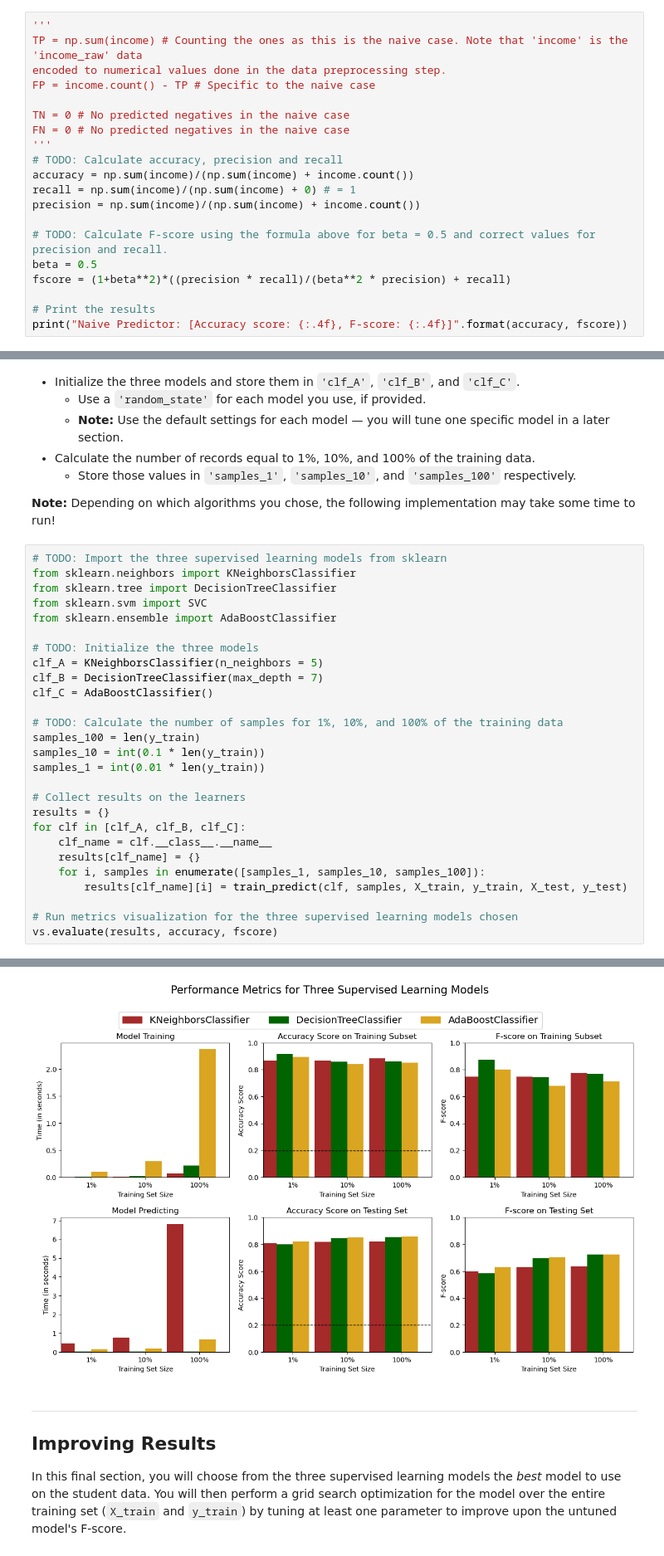
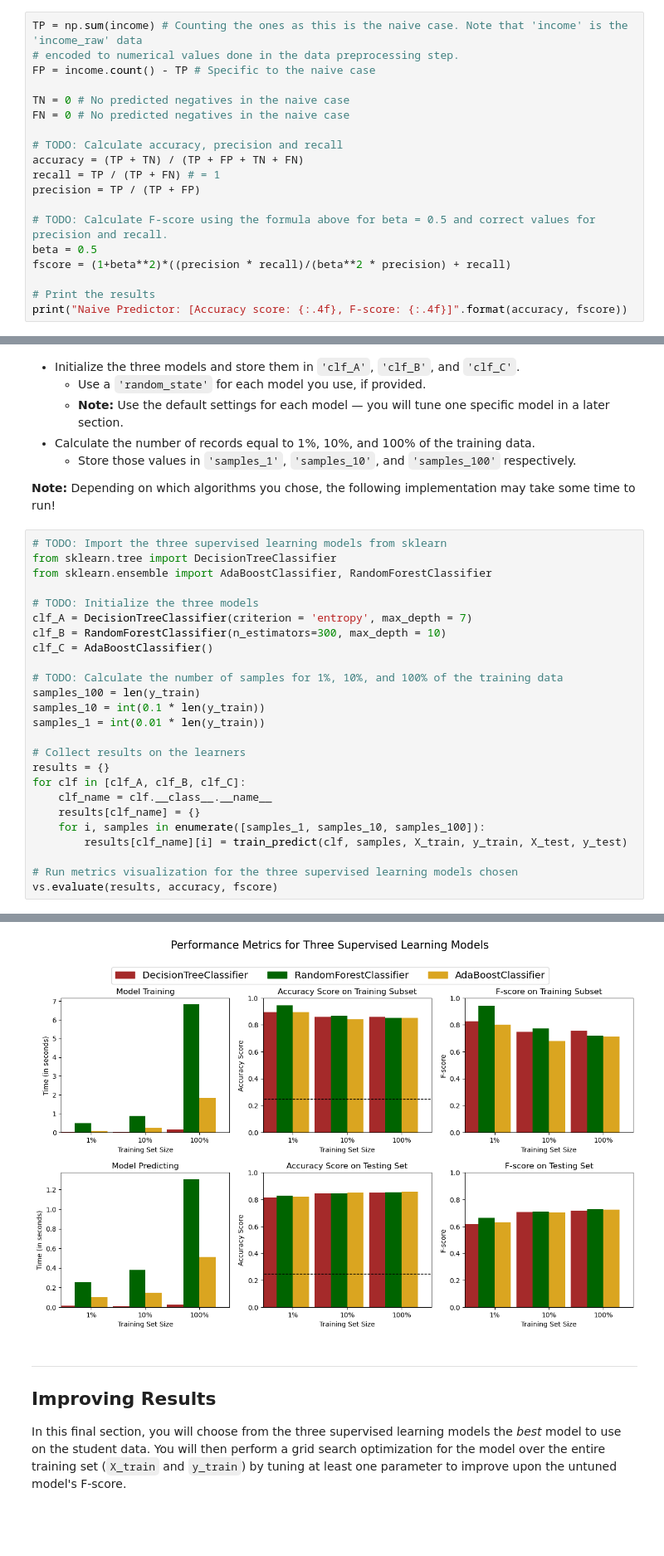
Before and after one commit to Diodak92/Intro-to-Machine-Learning-with-Pytorch, a Jupyter notebook: finding_donors/finding_donors.ipynb, the cells around one changed output, grey strips where cells are left out. Shown: that part at 83% size. Cells and saved outputs as stored; diff of their text form; blank space fills up the shorter version.

```diff
--- a/finding_donors/finding_donors.ipynb
+++ b/finding_donors/finding_donors.ipynb
@@ -261,18 +259,17 @@ For classification problems that are skewed in their classification distribution
 * When we have a model that always predicts '1' (i.e. the individual makes more than 50k) then our model will have no True Negatives(TN) or False Negatives(FN) as we are not making any negative('0' value) predictions. Therefore our Accuracy in this case becomes the same as our Precision(True Positives/(True Positives + False Positives)) as every prediction that we have made with value '1' that should have '0' becomes a False Positive; therefore our denominator in this case is the total number of records we have in total.
 * Our Recall score(True Positives/(True Positives + False Negatives)) in this setting becomes 1 as we have no False Negatives.
 # %%
-'''
 TP = np.sum(income) # Counting the ones as this is the naive case. Note that 'income' is the 'income_raw' data
-encoded to numerical values done in the data preprocessing step.
+# encoded to numerical values done in the data preprocessing step.
 FP = income.count() - TP # Specific to the naive case
 
 TN = 0 # No predicted negatives in the naive case
 FN = 0 # No predicted negatives in the naive case
-'''
+
 # TODO: Calculate accuracy, precision and recall
-accuracy = np.sum(income)/(np.sum(income) + income.count())
-recall = np.sum(income)/(np.sum(income) + 0) # = 1
-precision = np.sum(income)/(np.sum(income) + income.count())
+accuracy = (TP + TN) / (TP + FP + TN + FN)
+recall = TP / (TP + FN) # = 1
+precision = TP / (TP + FP)
 
 # TODO: Calculate F-score using the formula above for beta = 0.5 and correct values for precision and recall.
 beta = 0.5
@@ -382,14 +386,12 @@ In the code cell, you will need to implement the following:
 **Note:** Depending on which algorithms you chose, the following implementation may take some time to run!
 # %%
 # TODO: Import the three supervised learning models from sklearn
-from sklearn.neighbors import KNeighborsClassifier
 from sklearn.tree import DecisionTreeClassifier
-from sklearn.svm import SVC
-from sklearn.ensemble import AdaBoostClassifier
+from sklearn.ensemble import AdaBoostClassifier, RandomForestClassifier
 
 # TODO: Initialize the three models
-clf_A = KNeighborsClassifier(n_neighbors = 5)
-clf_B = DecisionTreeClassifier(max_depth = 7)
+clf_A = DecisionTreeClassifier(criterion = 'entropy', max_depth = 7)
+clf_B = RandomForestClassifier(n_estimators=300, max_depth = 10)
 clf_C = AdaBoostClassifier()
 
 # TODO: Calculate the number of samples for 1%, 10%, and 100% of the training data
@@ -417,7 +419,7 @@ DecisionTreeClassifier trained on 36177 samples.
 AdaBoostClassifier trained on 361 samples.
 AdaBoostClassifier trained on 3617 samples.
 AdaBoostClassifier trained on 36177 samples.
-[figure, old version]
+[figure, new version]
 # %% [markdown]
 ----
 ## Improving Results
```
Also changed, not shown: parts of 16 cells of this notebook, 1 other file.
